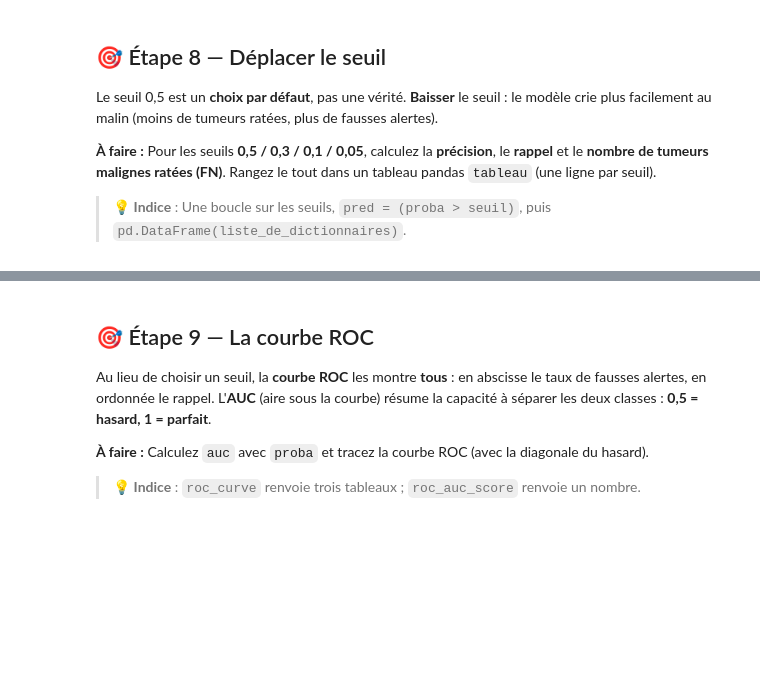
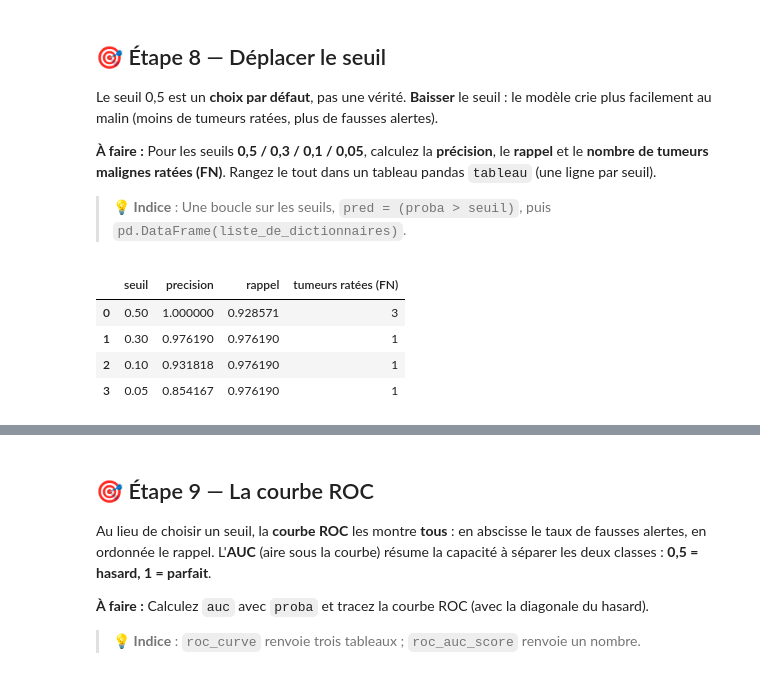
Before and after one commit to FredericPerret/Exercices, a Jupyter notebook: TexteEtReseau/tp2_classification_binaire.ipynb, the cells around one changed output, grey strips where cells are left out. Cells and saved outputs as stored; diff of their text form; code cells hidden in the pictures; blank space fills up the shorter version.

```diff
--- a/TexteEtReseau/tp2_classification_binaire.ipynb
+++ b/TexteEtReseau/tp2_classification_binaire.ipynb
@@ -75,5 +100,15 @@ Pour une réponse **oui / non**, la sortie est **un neurone avec une sigmoïde**
 
 > 💡 **Indice** : Même squelette qu'au TP1. Seuls la **sortie** et la **perte** changent.
 # %%
+from tensorflow.keras.models import Sequential
+from tensorflow.keras.layers import Dense, Input
 keras.utils.set_random_seed(42)
-# TODO : construire et compiler modele
+# DONE : construire et compiler modele
+modele = Sequential([
+    Input(shape=(30,)),
+    Dense(16, activation='relu'),
+    Dense(8, activation='relu'),
+    Dense(1, activation='sigmoid')
+])
+modele.compile(optimizer='adam', loss='binary_crossentropy', metrics=['accuracy'])
+modele.summary()
@@ -132,6 +207,23 @@ Le seuil 0,5 est un **choix par défaut**, pas une vérité. **Baisser** le seui
 > 💡 **Indice** : Une boucle sur les seuils, `pred = (proba > seuil)`, puis `pd.DataFrame(liste_de_dictionnaires)`.
 # %%
 # TODO : construire le tableau pour les 4 seuils
+tableau = pd.DataFrame(columns=["seuil", "precision", "rappel", "tumeurs ratées (FN)"])
+for seuil in (0.5, 0.3, 0.1, 0.05):
+    pred = (proba >= seuil).astype(int)
+    VP = np.sum((pred == 1) & (y_test == 1))
+    FP = np.sum((pred == 1) & (y_test == 0))
+    FN = np.sum((pred == 0) & (y_test == 1))
+    precision = VP / (VP + FP)
+    rappel = VP / (VP + FN)
+    tableau.loc[len(tableau)] = {"seuil":seuil, "precision":precision, "rappel":rappel, "tumeurs ratées (FN)":FN}
+
+tableau.head()
+# %% [output]
+|  | seuil | precision | rappel | tumeurs ratées (FN) |
+| 0 | 0.50 | 1.000000 | 0.928571 | 3 |
+| 1 | 0.30 | 0.976190 | 0.976190 | 1 |
+| 2 | 0.10 | 0.931818 | 0.976190 | 1 |
+| 3 | 0.05 | 0.854167 | 0.976190 | 1 |
 # %%
 # ✅ Contrôle (ne pas modifier)
 controle(tableau['rappel'].is_monotonic_increasing and tableau['tumeurs ratées (FN)'].is_monotonic_decreasing, 'Plus le seuil baisse, plus le rappel monte', 'Attendu : le rappel augmente et les FN diminuent quand le seuil baisse')
```
Also changed, not shown: parts of 18 cells of this notebook, 1 other file.
